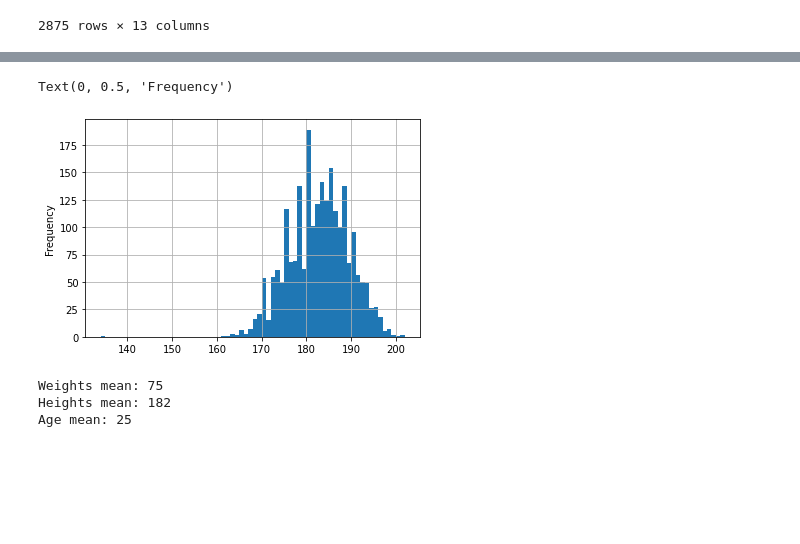
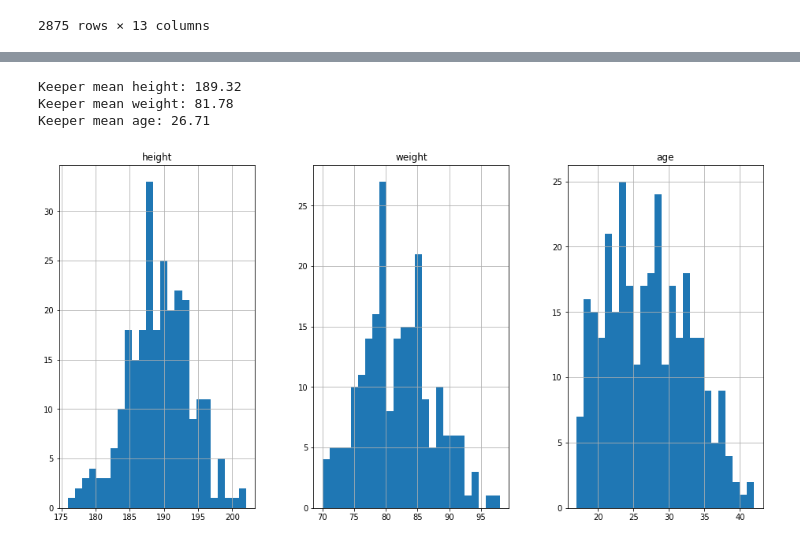
Before and after one commit to biniyamYohannes/fbref-EDA, a Jupyter notebook: player_eda.ipynb, the cells around one changed output, grey strips where cells are left out. Cells and saved outputs as stored; diff of their text form; code cells hidden in the pictures; blank space fills up the shorter version.

```diff
--- a/player_eda.ipynb
+++ b/player_eda.ipynb
@@ -77,23 +67,22 @@ Text(0, 0.5, 'Frequency')
-# %%
-# Height distribution
-heights = df_info['height'].dropna().astype('int32')
-fig3 = heights.hist(bins=heights.max()-heights.min())
-fig3.set_ylabel('Height')
-fig3.set_ylabel('Frequency')
-# %% [output]
-Text(0, 0.5, 'Frequency')
-[figure, removed]
+# %%
+# The same data but for goalkeepers only
+keepers = df_info[df_info['position'] == 'GK'].select_dtypes(include='float64')
+keepers.hist(bins=25, layout=(1,3), figsize=(16,8))
+print('Keeper mean height: {:.2f}' .format(keepers['height'].mean()),
+      '\nKeeper mean weight: {:.2f}' .format(keepers['weight'].mean()),
+      '\nKeeper mean age: {:.2f}' .format(keepers['age'].mean()))
+# %% [output]
+Keeper mean height: 189.32
+Keeper mean weight: 81.78
+Keeper mean age: 26.71
+[figure, added]
 # %%
-# Impute the missing numerical values into the dataframe
-weights = df_info['weight'].dropna().astype('int32')
-weight_mean = weights.mean().astype('int32')
-heights = df_info['height'].dropna().astype('int32')
-height_mean = heights.mean().astype('int32')
-age_mean = ages.mean().astype('int32')
-print(f'Weights mean: {weight_mean}\nHeights mean: {height_mean}\nAge mean: {age_mean}')
-df_info.fillna({'weight':weight_mean,'height':height_mean,'age':age_mean},inplace=True)
+# # Impute the missing numerical values into the dataframe
+# weights = df_info['weight'].dropna().astype('int32')
+# weight_mean = weights.mean().astype('int32')
+# heights = df_info['height'].dropna().astype('int32')
+# height_mean = heights.mean().astype('int32')
+# age_mean = ages.mean().astype('int32')
+# print(f'Weights mean: {weight_mean}\nHeights mean: {height_mean}\nAge mean: {age_mean}')
+# df_info.fillna({'weight':weight_mean,'height':height_mean,'age':age_mean},inplace=True)
-# %% [output]
-Weights mean: 75
-Heights mean: 182
-Age mean: 25
 # %%
```
Also changed, not shown: parts of 8 cells of this notebook.
